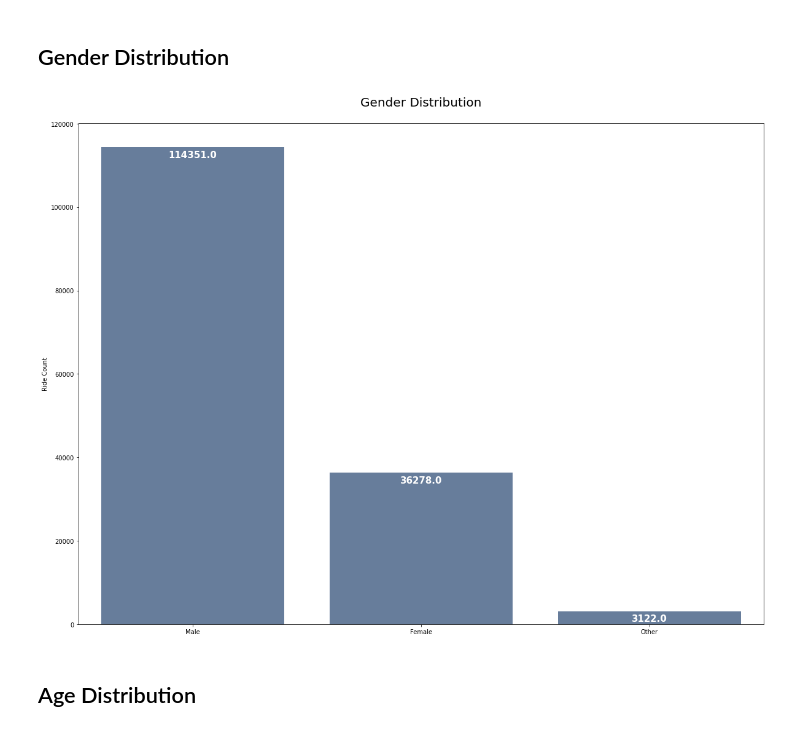
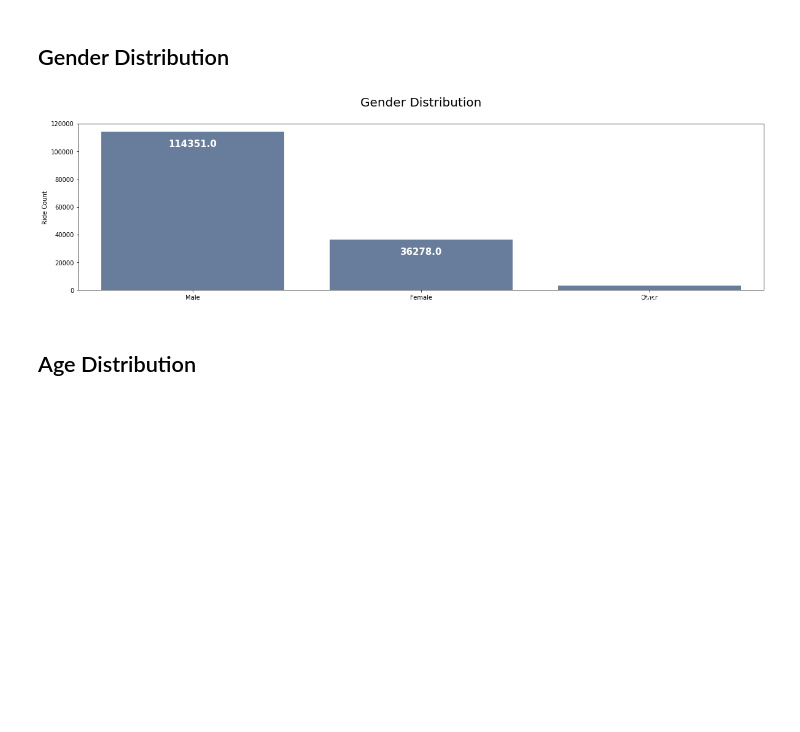
Before and after one commit to Aly-Reda/Ford-Go-Bike, a Jupyter notebook: Ford_GoBike_Project_Exploration_Slide_Deck.ipynb, the cells around one changed output. Cells and saved outputs as stored; diff of their text form; code cells hidden in the pictures; blank space fills up the shorter version.

```diff
--- a/Ford_GoBike_Project_Exploration_Slide_Deck.ipynb
+++ b/Ford_GoBike_Project_Exploration_Slide_Deck.ipynb
@@ -56,26 +56,26 @@ plt.savefig('Weekday.png')
 ## Gender Distribution
 # %%
 # Plotting
-fig, ax = plt.subplots(figsize = (20,15))
+fig, ax = plt.subplots(figsize = (20,5))
 sb.countplot(x = "member_gender", data = df_bike,
               color = sb.color_palette('viridis')[1],
               order = ['Male','Female','Other'],
               alpha=0.8)
 for p in ax.patches:
     ax.annotate(format(p.get_height(), '.1f'),
                    (p.get_x() + p.get_width() / 2., p.get_height()),
                    ha = 'center', va = 'center',
                    size=15,
-                   xytext = (0, -12),
+                   xytext = (0, -20),
                    textcoords = 'offset points',
                    color="white" , weight='bold')
 
 plt.title('Gender Distribution\n', size=20)
 plt.ylabel("Ride Count")
 plt.xlabel("");
 plt.savefig('Gender.png')
 # %% [output]
-[figure, old version]
+[figure, new version]
 # %% [markdown]
 ## Age Distribution
 # %%
```
Also changed, not shown: parts of 2 cells of this notebook, 4 other files.
